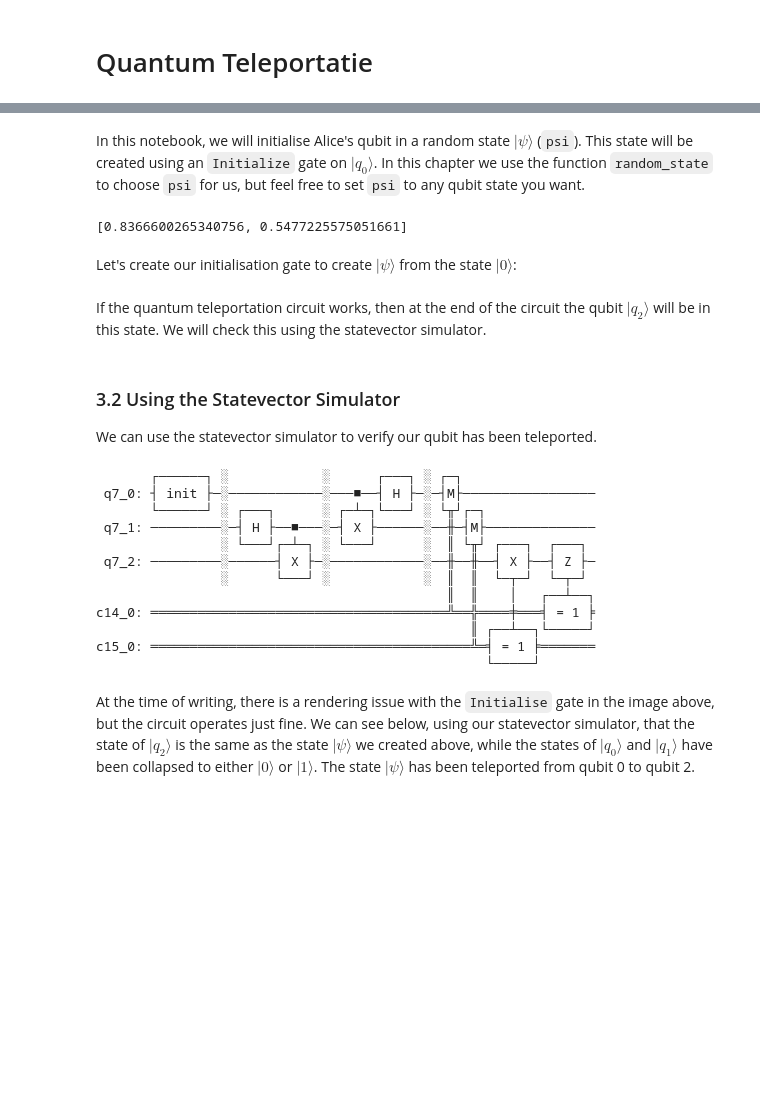
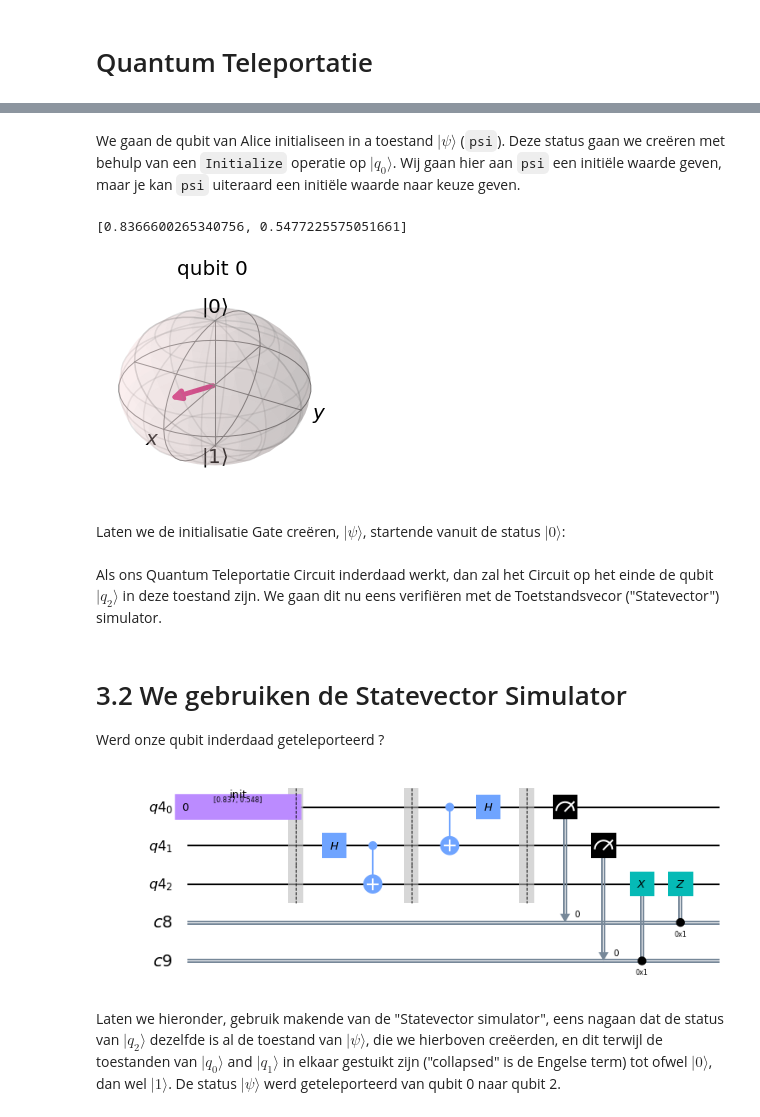
Before and after one commit to EACMichiels/QiskitDutch, a Jupyter notebook: teleportatie.ipynb, the cells around one changed output, grey strips where cells are left out. Drawn from its saved outputs; the diff is of its cells as text; code cells hidden in the pictures; blank space fills up the shorter version.

```diff
--- a/teleportatie.ipynb
+++ b/teleportatie.ipynb
@@ -226,19 +189,19 @@ And voila! At the end of this protocol, Alice's qubit has now teleported to Bob.
-# %% [markdown]
-In this notebook, we will initialise Alice's qubit in a random state $\vert\psi\rangle$ (`psi`). This state will be created using an `Initialize` gate on $|q_0\rangle$. In this chapter we use the function `random_state` to choose `psi` for us, but feel free to set `psi` to any qubit state you want.
-# %%
-# Create random 1-qubit state - CONTINUE HERE !!!
-# psi = random_state(1)
-
-psi = [np.sqrt(0.70), np.sqrt(0.30)]
-
-# Display it nicely
-# array_to_latex(psi, pretext="|\\psi\\rangle =")
-# Show it on a Bloch sphere
-## plot_bloch_multivector(psi)
-print(psi)
-# %% [output]
-[0.8366600265340756, 0.5477225575051661]
-# %% [markdown]
-Let's create our initialisation gate to create $|\psi\rangle$ from the state $|0\rangle$:
+# %% [markdown]
+We gaan de qubit van Alice initialiseen in a toestand $\vert\psi\rangle$ (`psi`). Deze status gaan we creëren met behulp van een `Initialize` operatie op $|q_0\rangle$. Wij gaan hier aan `psi` een initiële waarde geven, maar je kan `psi` uiteraard een initiële waarde naar keuze geven.
+# %%
+# Creëer status van 1 qubit, bijvoorbeeld als volgt:
+psi = [np.sqrt(0.70), np.sqrt(0.30)]
+print(psi)
+# Aarzel niet om een andere waarde voor psi op te geven.
+# Maar waak erover dat de som van de absolute waarden van de coëficienten 1 is.
+# %% [output]
+[0.8366600265340756, 0.5477225575051661]
+# %%
+# We tonen de psi op een Bloch Sphere
+plot_bloch_multivector(psi)
+# %% [output]
+[figure, added]
+# %% [markdown]
+Laten we de initialisatie Gate creëren, $|\psi\rangle$, startende vanuit de status $|0\rangle$:
 # %%
 init_gate = Initialize(psi)
@@ -247,10 +208,10 @@ init_gate = Initialize(psi)
 init_gate.label = "init"
-# %% [markdown]
-If the quantum teleportation circuit works, then at the end of the circuit the qubit $|q_2\rangle$ will be in this state. We will check this using the statevector simulator.
+# %% [markdown]
+Als ons Quantum Teleportatie Circuit inderdaad werkt, dan zal het Circuit op het einde de qubit $|q_2\rangle$ in deze toestand zijn. We gaan dit nu eens verifiëren met de Toetstandsvecor ("Statevector") simulator.
 # %% [markdown]
-### 3.2 Using the Statevector Simulator <a id='simulating-sv'></a>
+# 3.2 We gebruiken de Statevector Simulator <a id='simulating-sv'></a>
 
-We can use the statevector simulator to verify our qubit has been teleported.
+Werd onze qubit inderdaad geteleporteerd ?
 # %%
 ## Initieel Opzetten
 qreg = QuantumRegister(3)    # Het protocol gebruikt 3 qubits
@@ -281,22 +242,11 @@ measure_and_send(qcirc, 0, 1)
 bob_gates(qcirc, 2, cregz, cregx)
 
 # Display the circuit
-qcirc.draw()
+qcirc.draw(output='mpl')
 # %% [output]
-       ┌──────┐ ░            ░      ┌───┐ ░ ┌─┐
- q7_0: ┤ init ├─░────────────░───■──┤ H ├─░─┤M├─────────────────
-       └──────┘ ░ ┌───┐      ░ ┌─┴─┐└───┘ ░ └╥┘┌─┐
- q7_1: ─────────░─┤ H ├──■───░─┤ X ├──────░──╫─┤M├──────────────
-                ░ └───┘┌─┴─┐ ░ └───┘      ░  ║ └╥┘ ┌───┐  ┌───┐
- q7_2: ─────────░──────┤ X ├─░────────────░──╫──╫──┤ X ├──┤ Z ├─
-                ░      └───┘ ░            ░  ║  ║  └─┬─┘  └─┬─┘
-                                             ║  ║    │   ┌──┴──┐
-c14_0: ══════════════════════════════════════╩══╬════╪═══╡ = 1 ╞
-                                                ║ ┌──┴──┐└─────┘
-c15_0: ═════════════════════════════════════════╩═╡ = 1 ╞═══════
-                                                  └─────┘
+[figure, added]
-# %% [markdown]
-At the time of writing, there is a rendering issue with the `Initialise` gate in the image above, but the circuit operates just fine. We can see below, using our statevector simulator, that the state of $|q_2\rangle$ is the same as the state $|\psi\rangle$ we created above, while the states of $|q_0\rangle$ and $|q_1\rangle$ have been collapsed to either $|0\rangle$ or $|1\rangle$. The state $|\psi\rangle$ has been teleported from qubit 0 to qubit 2.
+# %% [markdown]
+Laten we hieronder, gebruik makende van de "Statevector simulator", eens nagaan dat de status van $|q_2\rangle$ dezelfde is al de toestand van $|\psi\rangle$, die we hierboven creëerden, en dit terwijl de toestanden van $|q_0\rangle$ and $|q_1\rangle$ in elkaar gestuikt zijn ("collapsed" is de Engelse term) tot ofwel $|0\rangle$, dan wel $|1\rangle$. De status $|\psi\rangle$ werd geteleporteerd van qubit 0 naar qubit 2.
 # %%
 backend = BasicAer.get_backend('statevector_simulator')
 output_vector = execute(qcirc, backend).result().get_statevector()
```
Also changed, not shown: parts of 59 cells of this notebook.
